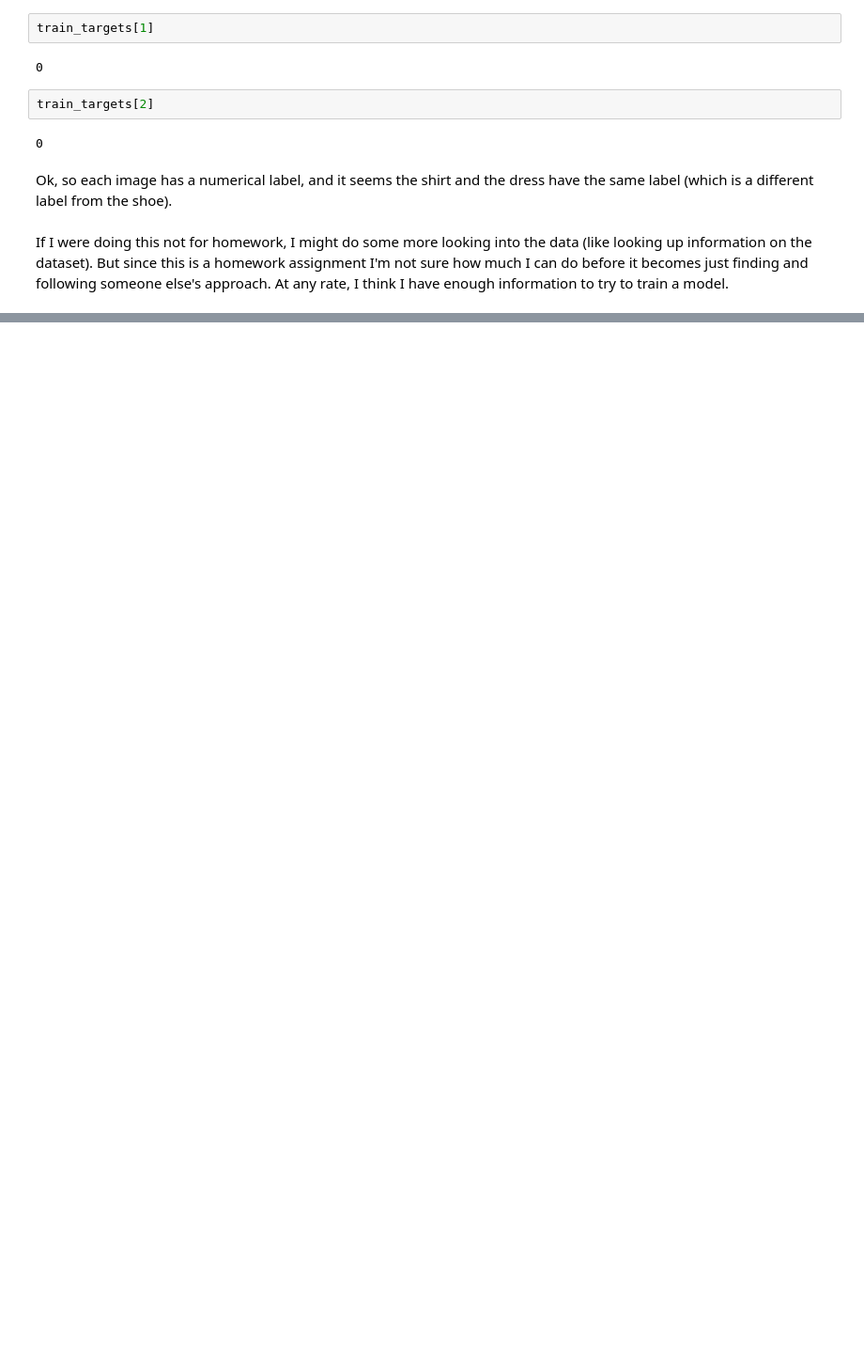
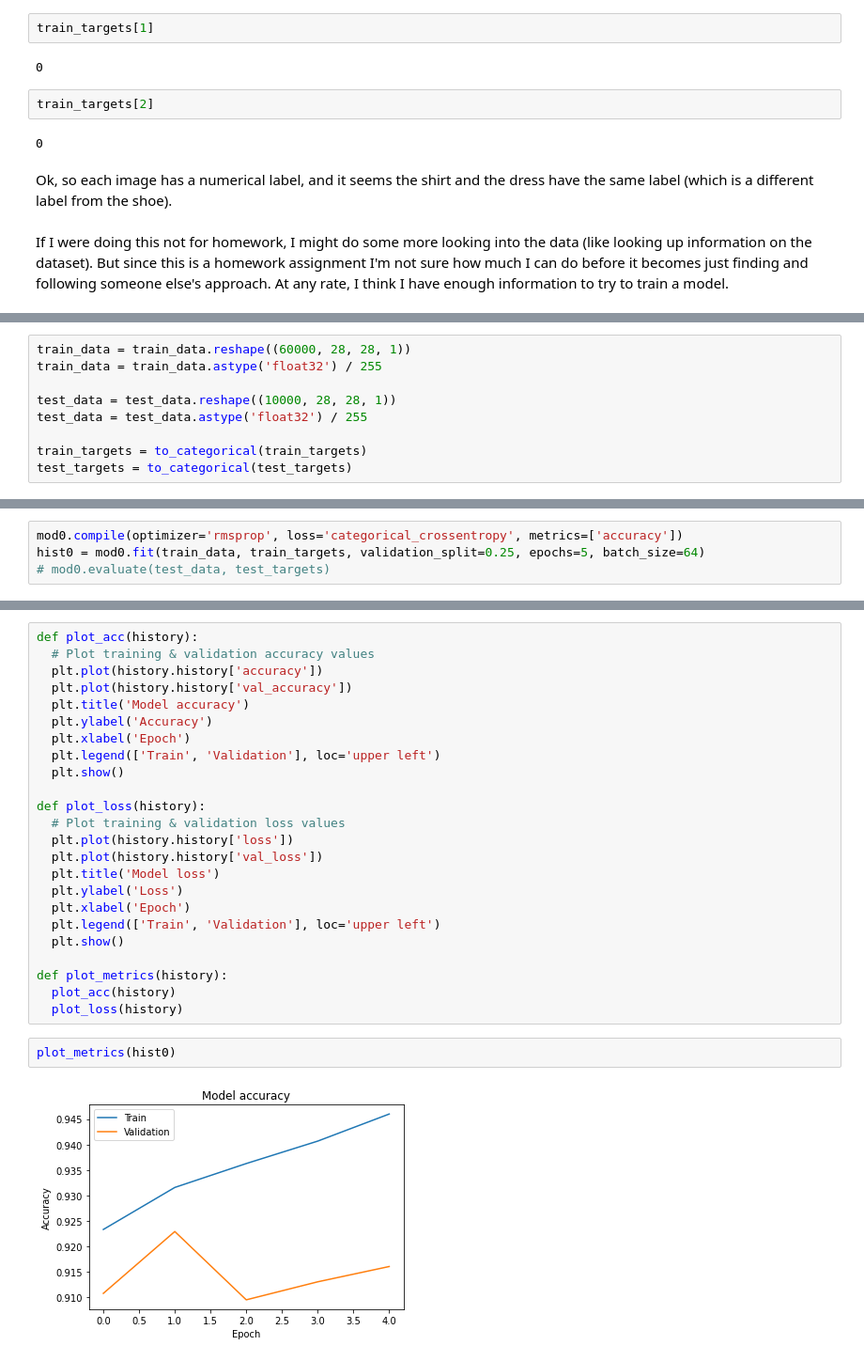
Before and after one commit to cmd16/cs344-artificial-intelligence, a Jupyter notebook: hw04/hw_04.ipynb, the cells around one changed output, grey strips where cells are left out. Shown at 94% size. Drawn from its saved outputs; the diff is of its cells as text; blank space fills up the shorter version.

```diff
--- a/hw04/hw_04.ipynb
+++ b/hw04/hw_04.ipynb
@@ -101,0 +93,9 @@ In our example of mnist in class, we did a reshape step. But as far as I can tel
+# %%
+train_data = train_data.reshape((60000, 28, 28, 1))
+train_data = train_data.astype('float32') / 255
+
+test_data = test_data.reshape((10000, 28, 28, 1))
+test_data = test_data.astype('float32') / 255
+
+train_targets = to_categorical(train_targets)
+test_targets = to_categorical(test_targets)
@@ -101,0 +160,4 @@ In our example of mnist in class, we did a reshape step. But as far as I can tel
+# %%
+mod0.compile(optimizer='rmsprop', loss='categorical_crossentropy', metrics=['accuracy'])
+hist0 = mod0.fit(train_data, train_targets, validation_split=0.25, epochs=5, batch_size=64)
+# mod0.evaluate(test_data, test_targets)
@@ -101,0 +176,28 @@ In our example of mnist in class, we did a reshape step. But as far as I can tel
+# %%
+def plot_acc(history):
+  # Plot training & validation accuracy values
+  plt.plot(history.history['accuracy'])
+  plt.plot(history.history['val_accuracy'])
+  plt.title('Model accuracy')
+  plt.ylabel('Accuracy')
+  plt.xlabel('Epoch')
+  plt.legend(['Train', 'Validation'], loc='upper left')
+  plt.show()
+
+def plot_loss(history):
+  # Plot training & validation loss values
+  plt.plot(history.history['loss'])
+  plt.plot(history.history['val_loss'])
+  plt.title('Model loss')
+  plt.ylabel('Loss')
+  plt.xlabel('Epoch')
+  plt.legend(['Train', 'Validation'], loc='upper left')
+  plt.show()
+
+def plot_metrics(history):
+  plot_acc(history)
+  plot_loss(history)
+# %%
+plot_metrics(hist0)
+# %% [output]
+[figure, added]
```
Also changed, not shown: parts of 32 cells of this notebook.
